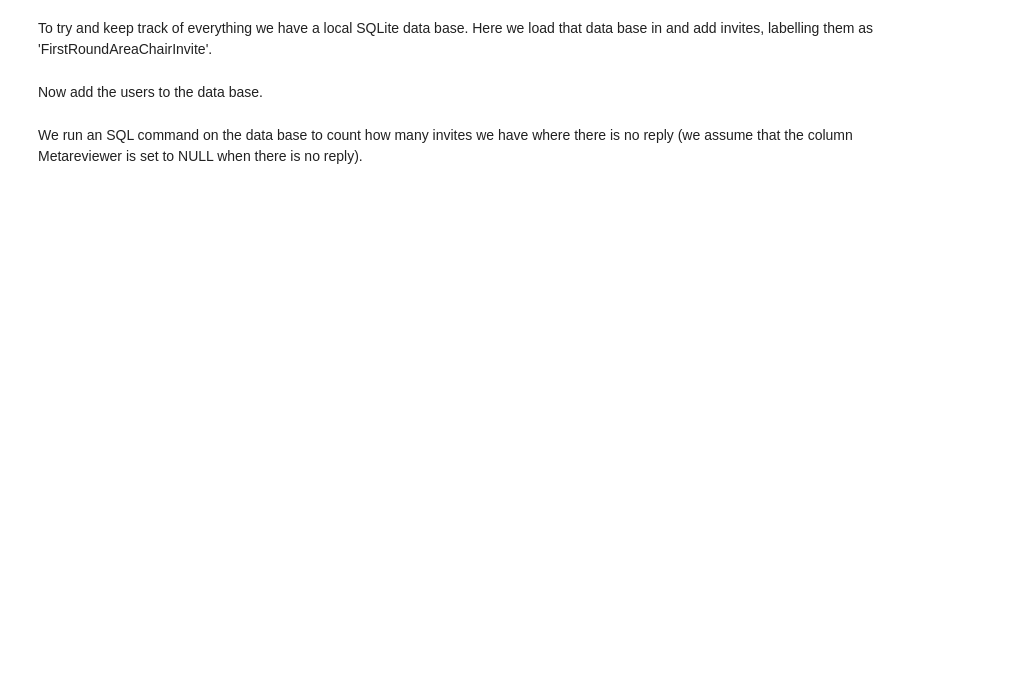
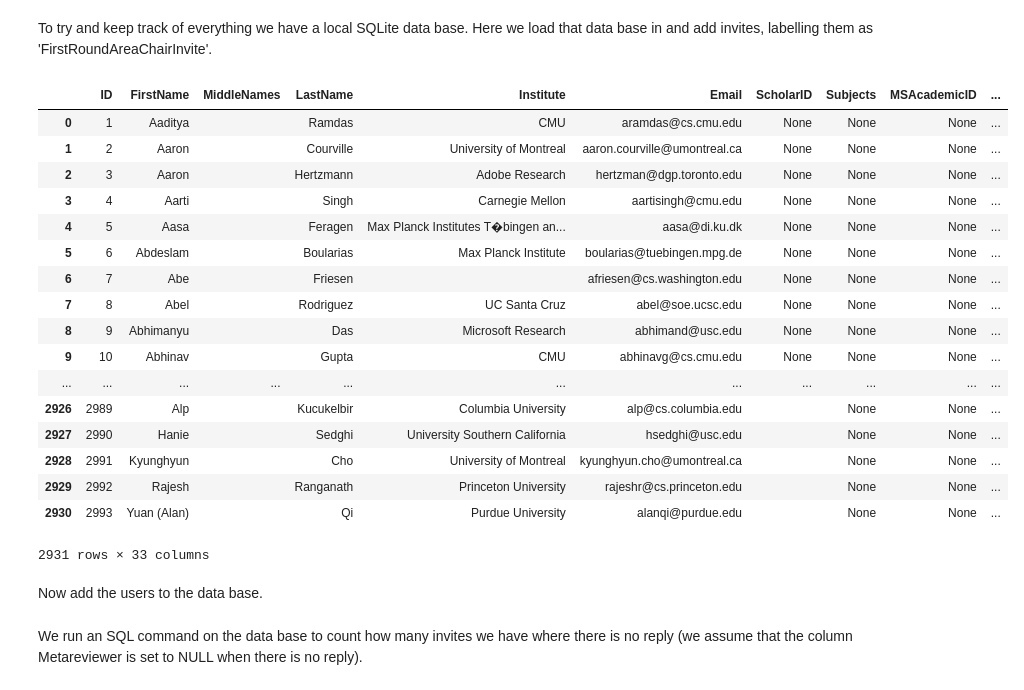
Before and after one commit to sods/neurips2014, a Jupyter notebook: Import Meta Reviewer Suggestions.ipynb, the cells around one changed output. Drawn from its saved outputs; the diff is of its cells as text; code cells hidden in the pictures; blank space fills up the shorter version.

```diff
--- a/Import Meta Reviewer Suggestions.ipynb
+++ b/Import Meta Reviewer Suggestions.ipynb
@@ -32,6 +52,27 @@ To try and keep track of everything we have a local SQLite data base. Here we lo
 db = cmtutils.reviewerdb('test.db')
 fieldname = 'FirstRoundAreaChairInvite'
 db.add_field(fieldname) # Add the field if it doesn't exist already
+# %%
+db
+# %% [output]
+|  | ID | FirstName | MiddleNames | LastName | Institute | Email | ScholarID | Subjects | MSAcademicID | ... |
+| 0 | 1 | Aaditya |  | Ramdas | CMU | aramdas@cs.cmu.edu | None | None | None | ... |
+| 1 | 2 | Aaron |  | Courville | University of Montreal | aaron.courville@umontreal.ca | None | None | None | ... |
+| 2 | 3 | Aaron |  | Hertzmann | Adobe Research | hertzman@dgp.toronto.edu | None | None | None | ... |
+| 3 | 4 | Aarti |  | Singh | Carnegie Mellon | aartisingh@cmu.edu | None | None | None | ... |
+| 4 | 5 | Aasa |  | Feragen | Max Planck Institutes T�bingen an... | aasa@di.ku.dk | None | None | None | ... |
+| 5 | 6 | Abdeslam |  | Boularias | Max Planck Institute | boularias@tuebingen.mpg.de | None | None | None | ... |
+| 6 | 7 | Abe |  | Friesen |  | afriesen@cs.washington.edu | None | None | None | ... |
+| 7 | 8 | Abel |  | Rodriguez | UC Santa Cruz | abel@soe.ucsc.edu | None | None | None | ... |
+| 8 | 9 | Abhimanyu |  | Das | Microsoft Research | abhimand@usc.edu | None | None | None | ... |
+| 9 | 10 | Abhinav |  | Gupta | CMU | abhinavg@cs.cmu.edu | None | None | None | ... |
+| ... | ... | ... | ... | ... | ... | ... | ... | ... | ... | ... |
+| 2926 | 2989 | Alp |  | Kucukelbir | Columbia University | alp@cs.columbia.edu |  | None | None | ... |
+| 2927 | 2990 | Hanie |  | Sedghi | University Southern California | hsedghi@usc.edu |  | None | None | ... |
+| 2928 | 2991 | Kyunghyun |  | Cho | University of Montreal | kyunghyun.cho@umontreal.ca |  | None | None | ... |
+| 2929 | 2992 | Rajesh |  | Ranganath | Princeton University | rajeshr@cs.princeton.edu |  | None | None | ... |
+| 2930 | 2993 | Yuan (Alan) |  | Qi | Purdue University | alanqi@purdue.edu |  | None | None | ... |
+2931 rows × 33 columns
 # %% [markdown]
 Now add the users to the data base.
 # %%
```
Also changed, not shown: parts of 9 cells of this notebook, 1 other file.
